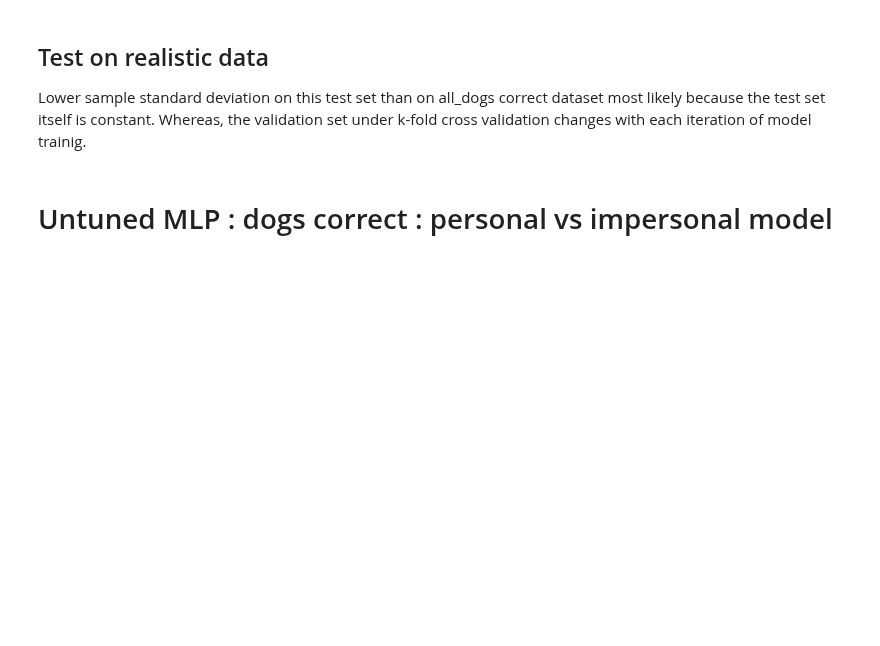
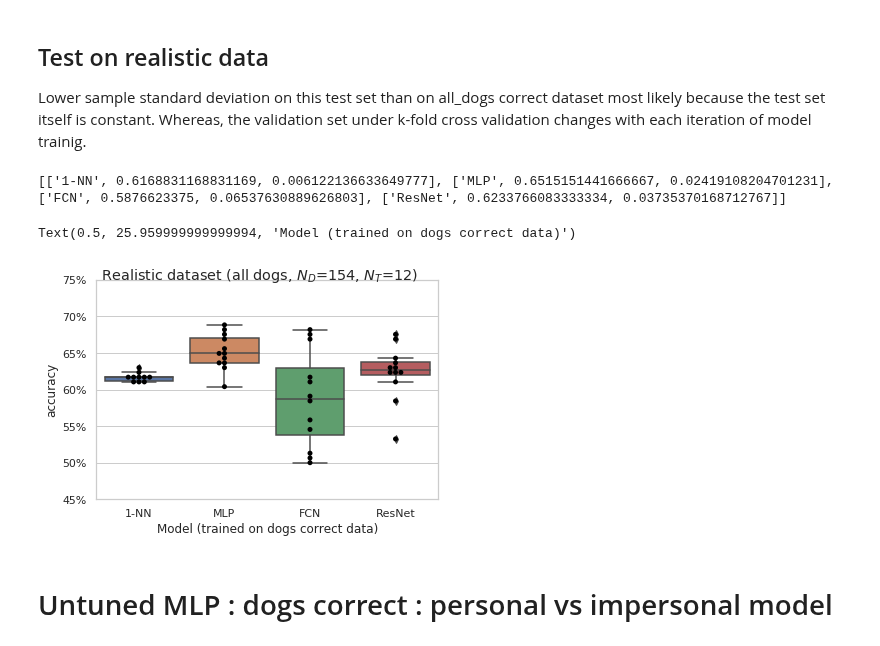
Before and after one commit to Withington/deepscent, a Jupyter notebook: notebooks/results/dis_results.ipynb, the cells around one changed output. Saved outputs shown, nothing was run; the diff lists cells and outputs as text; code cells hidden in the pictures; blank space fills up the shorter version.

```diff
--- a/notebooks/results/dis_results.ipynb
+++ b/notebooks/results/dis_results.ipynb
@@ -309,8 +381,12 @@ Lower sample standard deviation on this test set than on all_dogs correct datase
 # %%
 print(end_test_results)
 title = '\tRealistic dataset (all dogs, $N_D$='+str(end_test_dataset_size('private_correct_plus'))
 title = title + ', $N_T$='+NT+')'
-ax, plt = plot_acc(all_end_test_data, all_names, title, 'boxplot_alldogs_realistic.png', 'accuracy', ylim=[0.45,0.75])
+ax, plt = plot_acc(all_end_test_data, all_names, title, 'pubmodels_alldogs_realistic.png', 'accuracy', ylim=[0.45,0.75])
 ax.set_xlabel('Model (trained on dogs correct data)')
+# %% [output]
+[['1-NN', 0.6168831168831169, 0.006122136633649777], ['MLP', 0.6515151441666667, 0.02419108204701231], ['FCN', 0.5876623375, 0.06537630889626803], ['ResNet', 0.6233766083333334, 0.03735370168712767]]
+Text(0.5, 25.959999999999994, 'Model (trained on dogs correct data)')
+[figure, added]
 # %% [markdown]
 # Untuned MLP : dogs correct  : personal vs impersonal model
```
Also changed, not shown: parts of 19 cells of this notebook.
